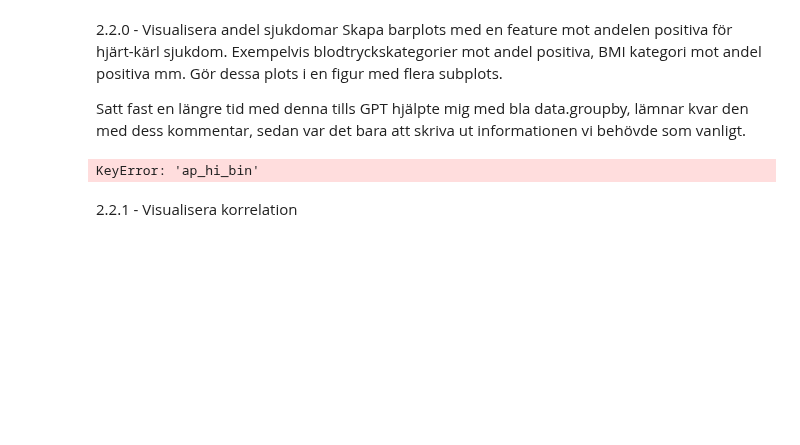
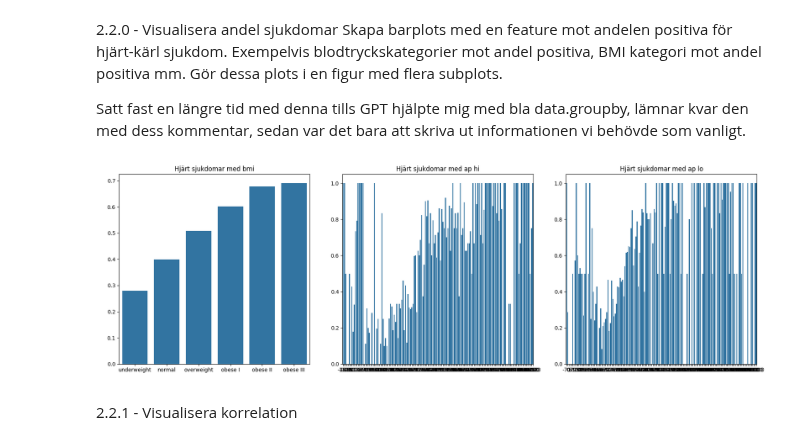
Before and after one commit to Markofbear/AI-Bjorn-Lagerblad-OPA23, a Jupyter notebook: labs/labb1/labb1.ipynb, the cells around one changed output. Cells and saved outputs as stored; diff of their text form; code cells hidden in the pictures; blank space fills up the shorter version.

Commit message:
2.2.0 error handling

```diff
--- a/labs/labb1/labb1.ipynb
+++ b/labs/labb1/labb1.ipynb
@@ -733,31 +733,31 @@ Satt fast en längre tid med denna tills GPT hjälpte mig med bla data.groupby,
 # %%
 
 # Calculate the prevalence of cardiovascular diseases within each bin
 bmi_agg = data.groupby("bmi_category", observed=True)["cardio"].mean().reset_index()
-ap_hi_agg = data.groupby("ap_hi_bin", observed=True)["cardio"].mean().reset_index()
-ap_lo_agg = data.groupby("ap_lo_bin", observed=True)["cardio"].mean().reset_index()
+ap_hi_agg = data.groupby("ap_hi", observed=True)["cardio"].mean().reset_index()
+ap_lo_agg = data.groupby("ap_lo", observed=True)["cardio"].mean().reset_index()
 
 fig, ax = plt.subplots(1, 3, figsize=(18, 6))
 
 sns.barplot(x="bmi_category", y="cardio", data=bmi_agg, ax=ax[0])
 ax[0].set_title("Hjärt sjukdomar med bmi")
 ax[0].set_ylabel(" ")
 ax[0].set_xlabel(" ")
 
-sns.barplot(x="ap_hi_bin", y="cardio", data=ap_hi_agg, ax=ax[1])
+sns.barplot(x="ap_hi", y="cardio", data=ap_hi_agg, ax=ax[1])
 ax[1].set_title("Hjärt sjukdomar med ap hi")
 ax[1].set_ylabel(" ")
 ax[1].set_xlabel(" ")
 
-sns.barplot(x="ap_lo_bin", y="cardio", data=ap_lo_agg, ax=ax[2])
+sns.barplot(x="ap_lo", y="cardio", data=ap_lo_agg, ax=ax[2])
 ax[2].set_title("Hjärt sjukdomar med ap lo")
 ax[2].set_ylabel(" ")
 ax[2].set_xlabel(" ")
 
 plt.tight_layout()
 plt.show()
 # %% [output]
-KeyError: 'ap_hi_bin'
+[figure, added]
 # %% [markdown]
 2.2.1 - Visualisera korrelation
 # %%
```
